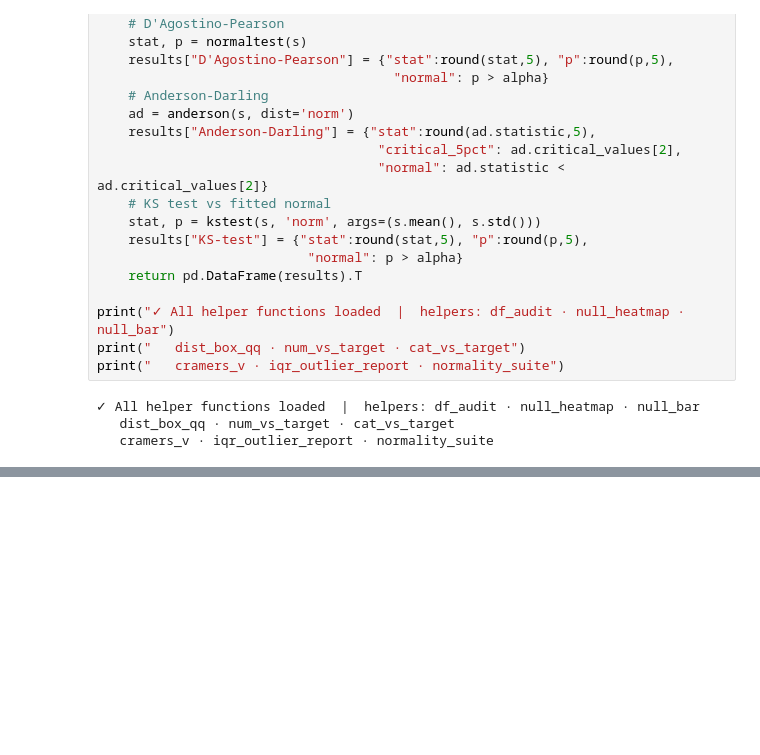
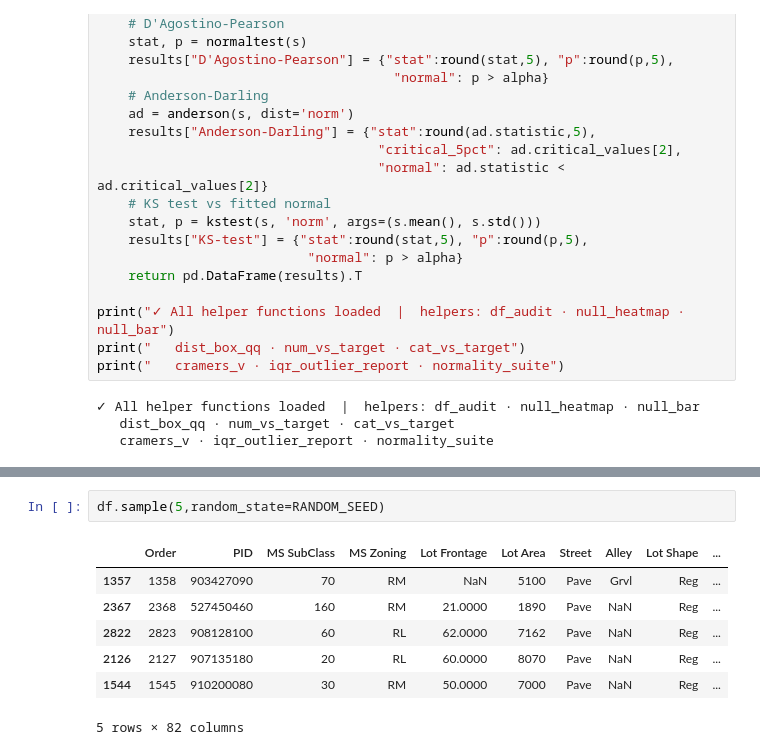
Before and after one commit to ViShEsHK2412/macro-pricer, a Jupyter notebook: notebooks/first.ipynb, the cells around one changed output, grey strips where cells are left out. Drawn from its saved outputs; the diff is of its cells as text; blank space fills up the shorter version.

```diff
--- a/notebooks/first.ipynb
+++ b/notebooks/first.ipynb
@@ -228,0 +256,10 @@ print("   cramers_v · iqr_outlier_report · normality_suite")
+# %%
+df.sample(5,random_state=RANDOM_SEED)
+# %% [output]
+|  | Order | PID | MS SubClass | MS Zoning | Lot Frontage | Lot Area | Street | Alley | Lot Shape | ... |
+| 1357 | 1358 | 903427090 | 70 | RM | NaN | 5100 | Pave | Grvl | Reg | ... |
+| 2367 | 2368 | 527450460 | 160 | RM | 21.0000 | 1890 | Pave | NaN | Reg | ... |
+| 2822 | 2823 | 908128100 | 60 | RL | 62.0000 | 7162 | Pave | NaN | Reg | ... |
+| 2126 | 2127 | 907135180 | 20 | RL | 60.0000 | 8070 | Pave | NaN | Reg | ... |
+| 1544 | 1545 | 910200080 | 30 | RM | 50.0000 | 7000 | Pave | NaN | Reg | ... |
+5 rows × 82 columns
```
Also changed, not shown: parts of 7 cells of this notebook, 3 other files.
